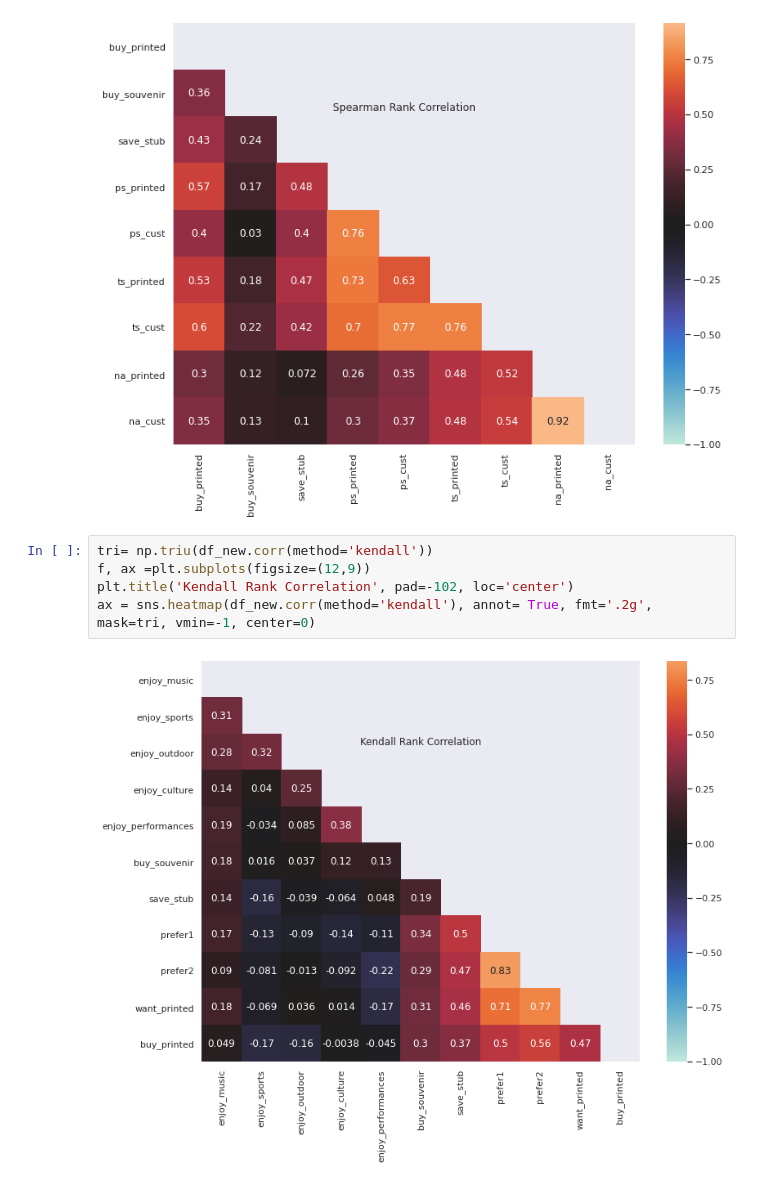
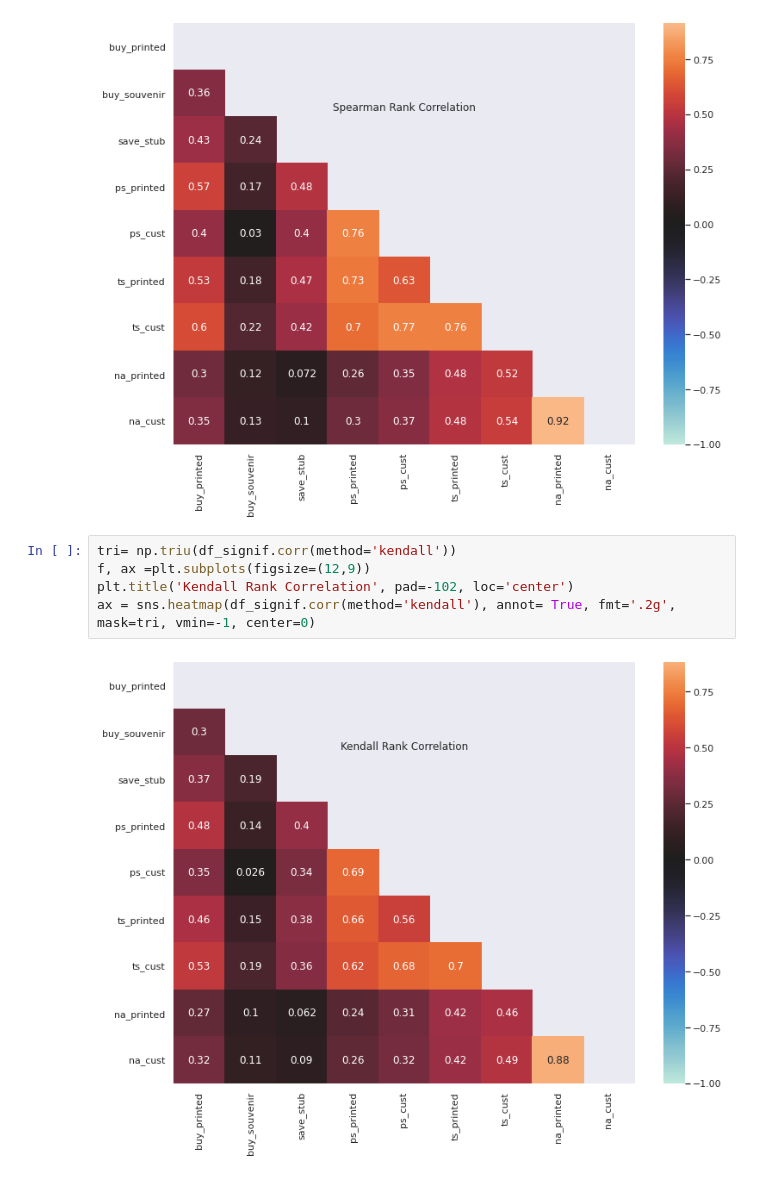
Before and after one commit to LibbyFender/Learning, a Jupyter notebook: SPEX650.ipynb, the cells around one changed output. Drawn from its saved outputs; the diff is of its cells as text.

```diff
--- a/SPEX650.ipynb
+++ b/SPEX650.ipynb
@@ -1142,9 +1142,9 @@ ax = sns.heatmap(df_signif.corr(method='spearman'), annot= True, fmt='.2g', mask
 # %% [output]
 [figure]
 # %%
-tri= np.triu(df_new.corr(method='kendall'))
+tri= np.triu(df_signif.corr(method='kendall'))
 f, ax =plt.subplots(figsize=(12,9))
 plt.title('Kendall Rank Correlation', pad=-102, loc='center')
-ax = sns.heatmap(df_new.corr(method='kendall'), annot= True, fmt='.2g', mask=tri, vmin=-1, center=0)
+ax = sns.heatmap(df_signif.corr(method='kendall'), annot= True, fmt='.2g', mask=tri, vmin=-1, center=0)
 # %% [output]
-[figure, old version]
+[figure, new version]
```
